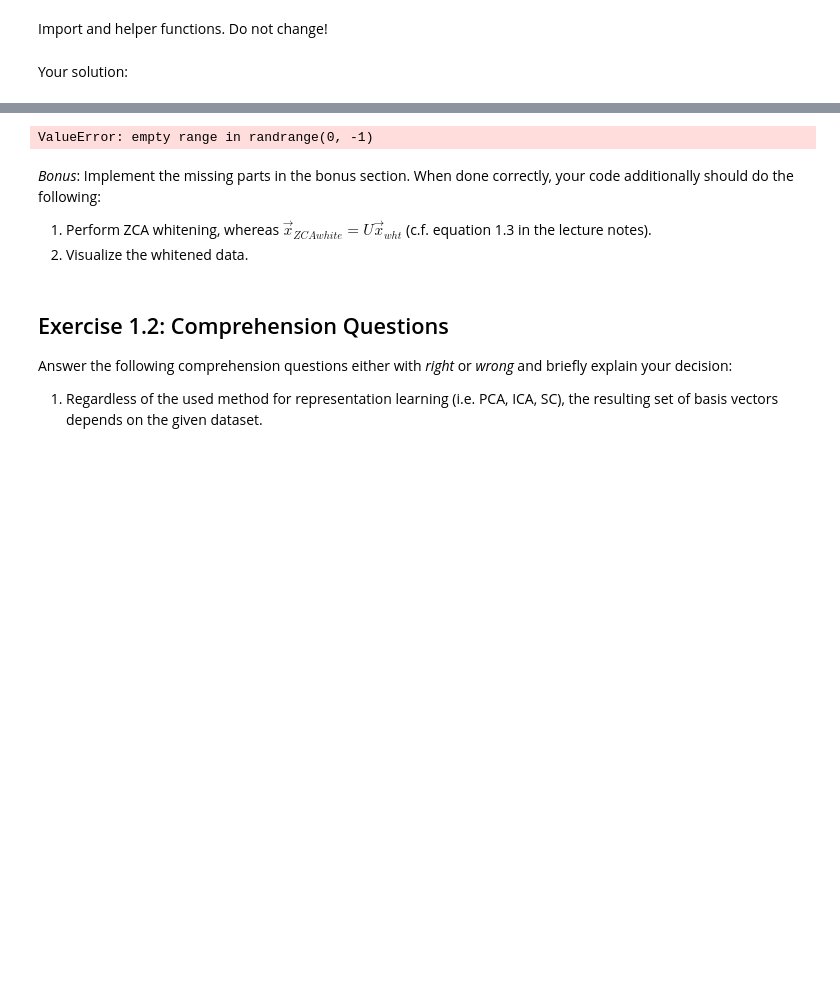
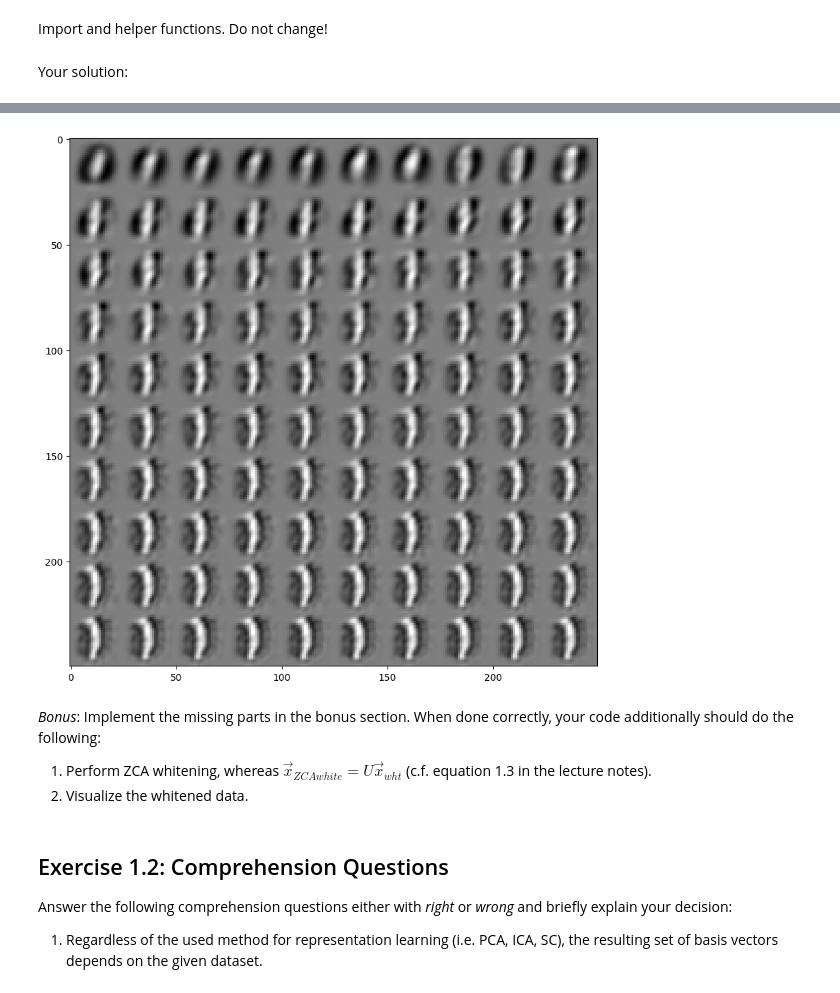
Before and after one commit to RamanBaghel/Machine-Learning-Excercise, a Jupyter notebook: exercise_1.ipynb, the cells around one changed output, grey strips where cells are left out. Cells and saved outputs as stored; diff of their text form; code cells hidden in the pictures; blank space fills up the shorter version.

```diff
--- a/exercise_1.ipynb
+++ b/exercise_1.ipynb
@@ -209,52 +204,70 @@ elif method == 'sc':
 ## Use different subsets of the new basis vectors to reconstruct a random patch
 ## This is meant to visualize how including more and more basis vectors increases the information content of the reconstructed image
 from sklearn.decomposition import sparse_encode
+import numpy as np
+import random
 
 # TODO draw a random patch
-random_patch = patches[random.randint(0, n_patches-1)]
-
+random_patch = patches[random.randint(0, n_patches - 1)]
 
 # TODO reconstruct the random patch
 reconstructions = []
 
 def sparse_coding_reconstruction(random_patch, basis, reconstructions, n_basis):
-    for i in range(n_basis):
+    for i in range(1, n_basis + 1):  # start from 1 to avoid empty slice
         # TODO: only use the first i basis vectors
+        basis_subset = basis[:i]
+
         # TODO: compute the coefficients
+        coef = sparse_encode(random_patch.reshape(1, -1), basis_subset)
+
         # From sparse_encode documentation. The output of sparse_encode
         # X ~= code * dictionary
-        coef = -1
+        # coef = -1   # (keeping TODO but now below is the actual code)
+
         # TODO: compute the reconstruction
-        x_recon = -1
+        x_recon = coef @ basis_subset
+        x_recon = x_recon.flatten()
+        # x_recon = -1   # (keeping TODO as placeholder reference)
+
         reconstructions.append(x_recon)
 
     return reconstructions
 
+
 def linear_reconstruction(random_patch, basis, reconstructions, n_basis):
-    for i in range(n_basis):
+    for i in range(1, n_basis + 1):
         # TODO: only use the first i basis vectors
+        basis_subset = basis[:i]
+
         # TODO: compute the inverse basis
+        pinv = np.linalg.pinv(basis_subset)
+
         # TODO: compute the coefficients
+        coef = random_patch @ pinv
+
         # TODO: compute the reconstruction
-        x_recon = -1
+        x_recon = coef @ basis_subset
         reconstructions.append(x_recon)
 
     return reconstructions
+
 
 if method == 'sc':
     reconstructions = sparse_coding_reconstruction(
         random_patch, basis, reconstructions, n_basis
     )
 else:
     reconstructions = linear_reconstruction(
         random_patch, basis, reconstructions, n_basis
     )
+
 reconstructions = np.stack(reconstructions)
 
 # TODO show the reconstructed patch
 show_in_grid(reconstructions, patch_size, patch_size)
 # %% [output]
-ValueError: empty range in randrange(0, -1)
+[figure, added]
 # %% [markdown]
 *Bonus*: Implement the missing parts in the bonus section. When done correctly, your code additionally should do the following:
 1. Perform ZCA whitening, whereas $\vec{x}_{ZCAwhite}=U\vec{x}_{wht}$ (c.f. equation 1.3 in the lecture notes).
```
Also changed, not shown: parts of 4 cells of this notebook.
